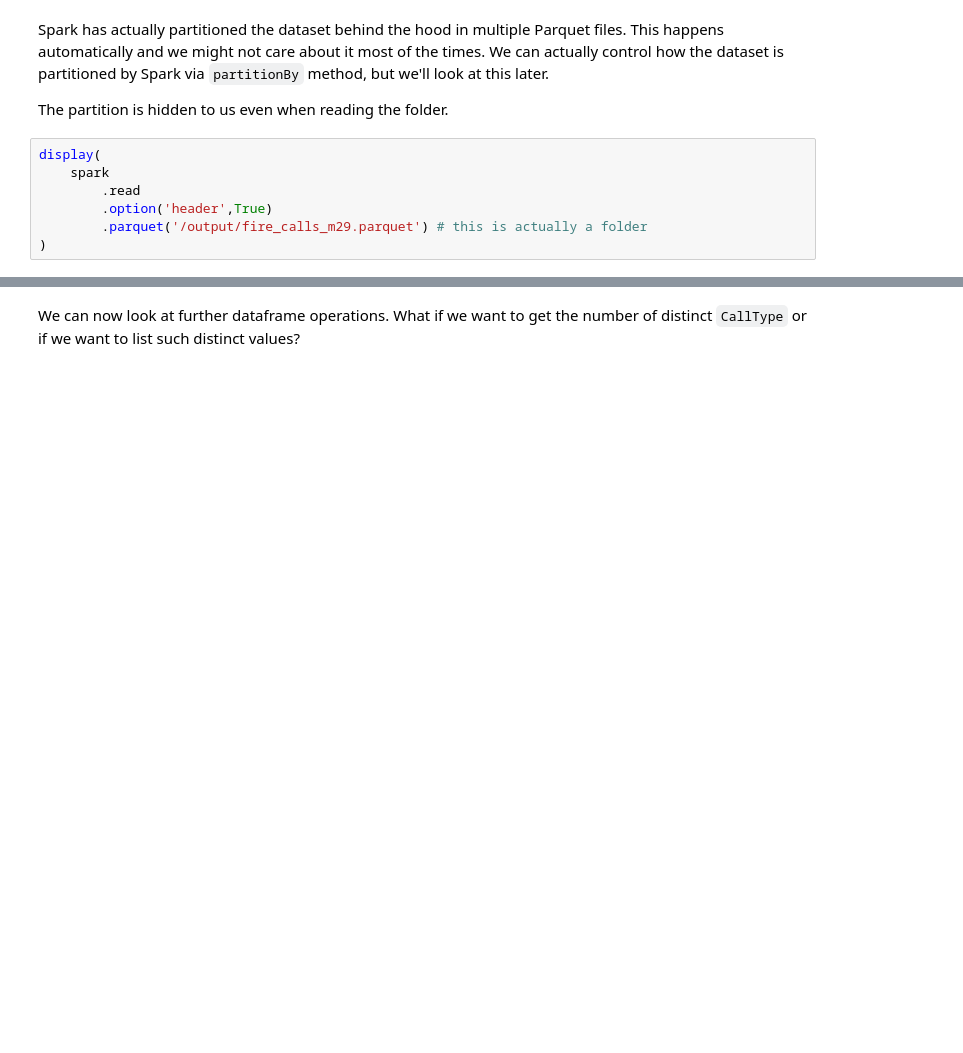
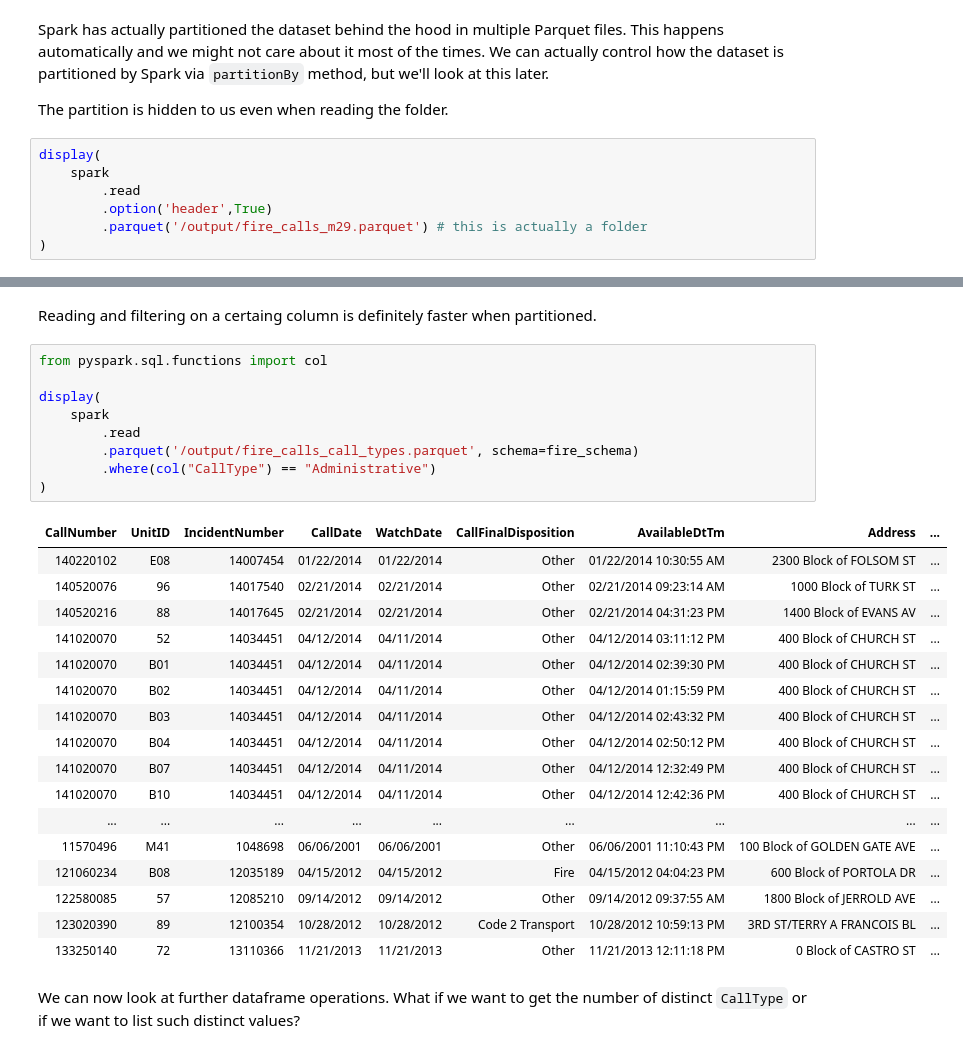
Before and after one commit to Marco-Santoni/databricks-from-scratch, a Jupyter notebook: training-spark/4_dataframe_operations.ipynb, the cells around one changed output, grey strips where cells are left out. Cells and saved outputs as stored; diff of their text form; blank space fills up the shorter version.

```diff
--- a/training-spark/4_dataframe_operations.ipynb
+++ b/training-spark/4_dataframe_operations.ipynb
@@ -93,3 +143,32 @@ display(
+# %% [markdown]
+Reading and filtering on a certaing column is definitely faster when partitioned.
+# %%
+from pyspark.sql.functions import col
+
+display(
+    spark
+        .read
+        .parquet('/output/fire_calls_call_types.parquet', schema=fire_schema)
+        .where(col("CallType") == "Administrative")
+)
+# %% [output]
+| CallNumber | UnitID | IncidentNumber | CallDate | WatchDate | CallFinalDisposition | AvailableDtTm | Address | ... |
+| 140220102 | E08 | 14007454 | 01/22/2014 | 01/22/2014 | Other | 01/22/2014 10:30:55 AM | 2300 Block of FOLSOM ST | ... |
+| 140520076 | 96 | 14017540 | 02/21/2014 | 02/21/2014 | Other | 02/21/2014 09:23:14 AM | 1000 Block of TURK ST | ... |
+| 140520216 | 88 | 14017645 | 02/21/2014 | 02/21/2014 | Other | 02/21/2014 04:31:23 PM | 1400 Block of EVANS AV | ... |
+| 141020070 | 52 | 14034451 | 04/12/2014 | 04/11/2014 | Other | 04/12/2014 03:11:12 PM | 400 Block of CHURCH ST | ... |
+| 141020070 | B01 | 14034451 | 04/12/2014 | 04/11/2014 | Other | 04/12/2014 02:39:30 PM | 400 Block of CHURCH ST | ... |
+| 141020070 | B02 | 14034451 | 04/12/2014 | 04/11/2014 | Other | 04/12/2014 01:15:59 PM | 400 Block of CHURCH ST | ... |
+| 141020070 | B03 | 14034451 | 04/12/2014 | 04/11/2014 | Other | 04/12/2014 02:43:32 PM | 400 Block of CHURCH ST | ... |
+| 141020070 | B04 | 14034451 | 04/12/2014 | 04/11/2014 | Other | 04/12/2014 02:50:12 PM | 400 Block of CHURCH ST | ... |
+| 141020070 | B07 | 14034451 | 04/12/2014 | 04/11/2014 | Other | 04/12/2014 12:32:49 PM | 400 Block of CHURCH ST | ... |
+| 141020070 | B10 | 14034451 | 04/12/2014 | 04/11/2014 | Other | 04/12/2014 12:42:36 PM | 400 Block of CHURCH ST | ... |
+| ... | ... | ... | ... | ... | ... | ... | ... | ... |
+| 11570496 | M41 | 1048698 | 06/06/2001 | 06/06/2001 | Other | 06/06/2001 11:10:43 PM | 100 Block of GOLDEN GATE AVE | ... |
+| 121060234 | B08 | 12035189 | 04/15/2012 | 04/15/2012 | Fire | 04/15/2012 04:04:23 PM | 600 Block of PORTOLA DR | ... |
+| 122580085 | 57 | 12085210 | 09/14/2012 | 09/14/2012 | Other | 09/14/2012 09:37:55 AM | 1800 Block of JERROLD AVE | ... |
+| 123020390 | 89 | 12100354 | 10/28/2012 | 10/28/2012 | Code 2 Transport | 10/28/2012 10:59:13 PM | 3RD ST/TERRY A FRANCOIS BL | ... |
+| 133250140 | 72 | 13110366 | 11/21/2013 | 11/21/2013 | Other | 11/21/2013 12:11:18 PM | 0 Block of CASTRO ST | ... |
 # %% [markdown]
 We can now look at further dataframe operations. What if we want to get the number of distinct `CallType` or if we want to list such distinct values?
 # %%
```
Also changed, not shown: parts of 6 cells of this notebook.
